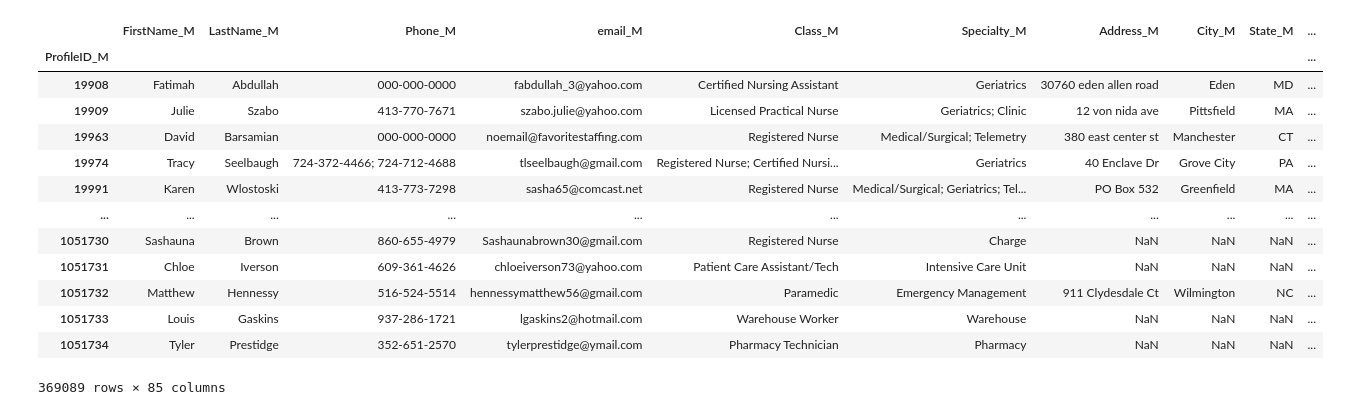
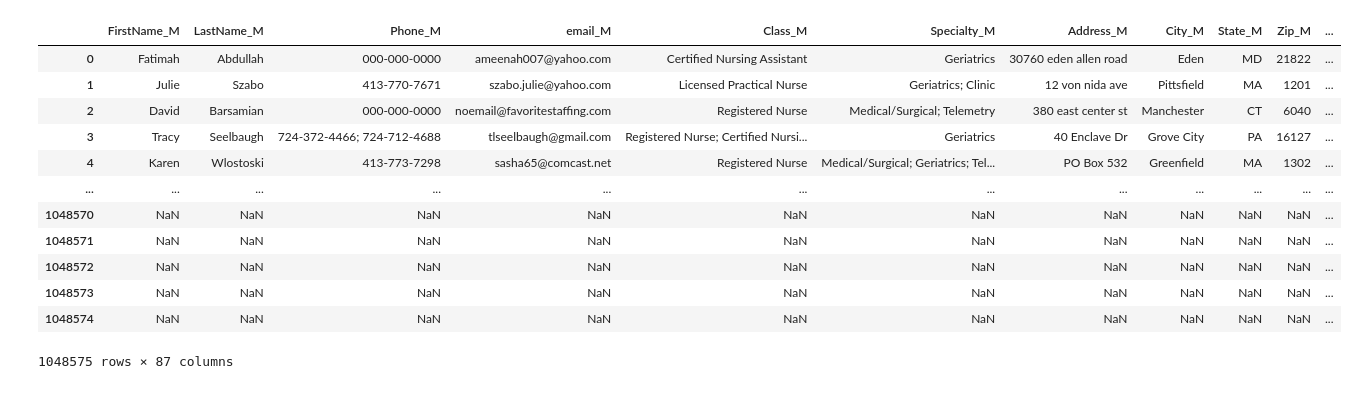
Before and after one commit to julieheadlee/DataCleanup, a Jupyter notebook: Data Cleanup checklist.ipynb, the cells around one changed output. Cells and saved outputs as stored; diff of their text form; code cells hidden in the pictures.

```diff
--- a/Data Cleanup checklist.ipynb
+++ b/Data Cleanup checklist.ipynb
@@ -4,26 +4,26 @@ import numpy as np
 import os
 import sys
 # %%
-master_path = 'c:/DataCleanup/Data/'
-master_file = 'Data Cleanup Tracking Sheet.csv'
+master_path = 'C:/Projects/DataCleanup/Data/'
+master_file = 'Data Cleanup Tracking Sheet.xlsx'
 master_sheet = 'Full Tracking List'
 #try:
-file_df = pd.read_csv(master_path + master_file, low_memory=False, index_col='ProfileID_M')
+file_df = pd.read_excel(master_path + master_file, sheet_name=master_sheet)
+#file_df = pd.read_csv(master_path + master_file, low_memory=False, index_col='ProfileID_M')
 #except:
 #    OverflowError as of:
 file_df
 # %% [output]
-|  | FirstName_M | LastName_M | Phone_M | email_M | Class_M | Specialty_M | Address_M | City_M | State_M | ... |
-| ProfileID_M |  |  |  |  |  |  |  |  |  | ... |
-| 19908 | Fatimah | Abdullah | 000-000-0000 | fabdullah_3@yahoo.com | Certified Nursing Assistant | Geriatrics | 30760 eden allen road | Eden | MD | ... |
-| 19909 | Julie | Szabo | 413-770-7671 | szabo.julie@yahoo.com | Licensed Practical Nurse | Geriatrics; Clinic | 12 von nida ave | Pittsfield | MA | ... |
-| 19963 | David | Barsamian | 000-000-0000 | noemail@favoritestaffing.com | Registered Nurse | Medical/Surgical; Telemetry | 380 east center st | Manchester | CT | ... |
-| 19974 | Tracy | Seelbaugh | 724-372-4466; 724-712-4688 | tlseelbaugh@gmail.com | Registered Nurse; Certified Nursi... | Geriatrics | 40 Enclave Dr | Grove City | PA | ... |
-| 19991 | Karen | Wlostoski | 413-773-7298 | sasha65@comcast.net | Registered Nurse | Medical/Surgical; Geriatrics; Tel... | PO Box 532 | Greenfield | MA | ... |
-| ... | ... | ... | ... | ... | ... | ... | ... | ... | ... | ... |
-| 1051730 | Sashauna | Brown | 860-655-4979 | Sashaunabrown30@gmail.com | Registered Nurse | Charge | NaN | NaN | NaN | ... |
-| 1051731 | Chloe | Iverson | 609-361-4626 | chloeiverson73@yahoo.com | Patient Care Assistant/Tech | Intensive Care Unit | NaN | NaN | NaN | ... |
-| 1051732 | Matthew | Hennessy | 516-524-5514 | hennessymatthew56@gmail.com | Paramedic | Emergency Management | 911 Clydesdale Ct | Wilmington | NC | ... |
-| 1051733 | Louis | Gaskins | 937-286-1721 | lgaskins2@hotmail.com | Warehouse Worker | Warehouse | NaN | NaN | NaN | ... |
-| 1051734 | Tyler | Prestidge | 352-651-2570 | tylerprestidge@ymail.com | Pharmacy Technician | Pharmacy | NaN | NaN | NaN | ... |
+|  | FirstName_M | LastName_M | Phone_M | email_M | Class_M | Specialty_M | Address_M | City_M | State_M | Zip_M | ... |
+| 0 | Fatimah | Abdullah | 000-000-0000 | ameenah007@yahoo.com | Certified Nursing Assistant | Geriatrics | 30760 eden allen road | Eden | MD | 21822 | ... |
+| 1 | Julie | Szabo | 413-770-7671 | szabo.julie@yahoo.com | Licensed Practical Nurse | Geriatrics; Clinic | 12 von nida ave | Pittsfield | MA | 1201 | ... |
+| 2 | David | Barsamian | 000-000-0000 | noemail@favoritestaffing.com | Registered Nurse | Medical/Surgical; Telemetry | 380 east center st | Manchester | CT | 6040 | ... |
+| 3 | Tracy | Seelbaugh | 724-372-4466; 724-712-4688 | tlseelbaugh@gmail.com | Registered Nurse; Certified Nursi... | Geriatrics | 40 Enclave Dr | Grove City | PA | 16127 | ... |
+| 4 | Karen | Wlostoski | 413-773-7298 | sasha65@comcast.net | Registered Nurse | Medical/Surgical; Geriatrics; Tel... | PO Box 532 | Greenfield | MA | 1302 | ... |
+| ... | ... | ... | ... | ... | ... | ... | ... | ... | ... | ... | ... |
+| 1048570 | NaN | NaN | NaN | NaN | NaN | NaN | NaN | NaN | NaN | NaN | ... |
+| 1048571 | NaN | NaN | NaN | NaN | NaN | NaN | NaN | NaN | NaN | NaN | ... |
+| 1048572 | NaN | NaN | NaN | NaN | NaN | NaN | NaN | NaN | NaN | NaN | ... |
+| 1048573 | NaN | NaN | NaN | NaN | NaN | NaN | NaN | NaN | NaN | NaN | ... |
+| 1048574 | NaN | NaN | NaN | NaN | NaN | NaN | NaN | NaN | NaN | NaN | ... |
-369089 rows × 85 columns
+1048575 rows × 87 columns
```
Also changed, not shown: parts of 22 cells of this notebook.
